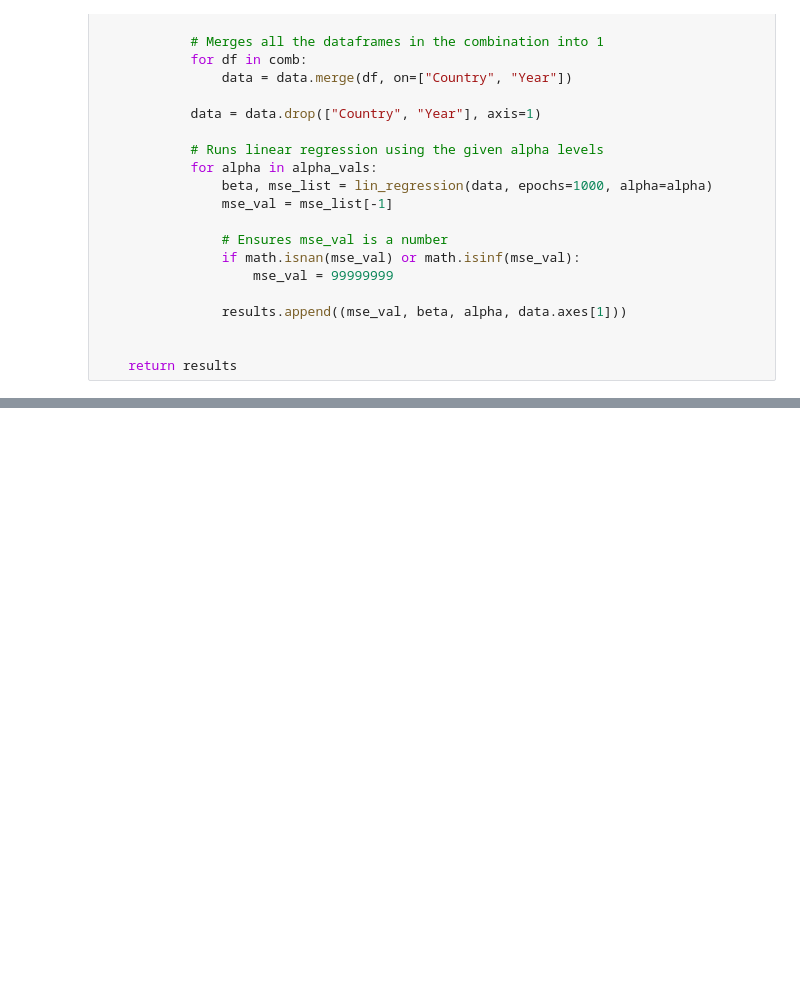
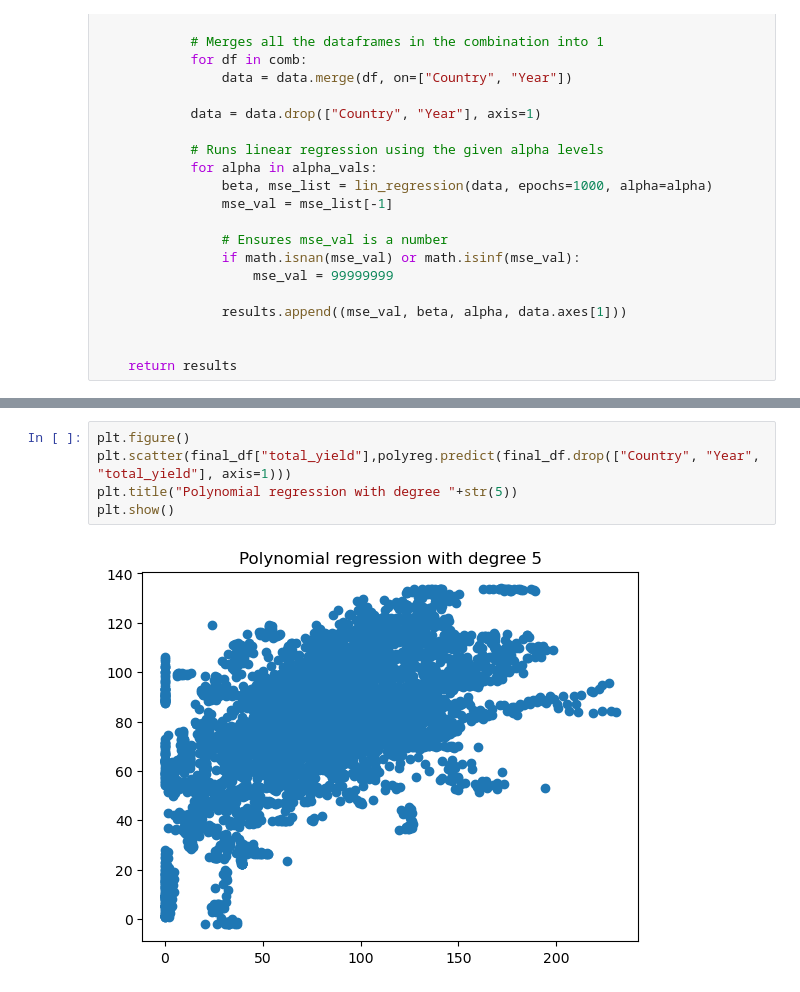
Before and after one commit to elirwater/ds4400-final-project, a Jupyter notebook: regression_model.ipynb, the cells around one changed output, grey strips where cells are left out. Cells and saved outputs as stored; diff of their text form; blank space fills up the shorter version.

```diff
--- a/regression_model.ipynb
+++ b/regression_model.ipynb
@@ -198,0 +210,7 @@ plt.show()
+# %%
+plt.figure()
+plt.scatter(final_df["total_yield"],polyreg.predict(final_df.drop(["Country", "Year", "total_yield"], axis=1)))
+plt.title("Polynomial regression with degree "+str(5))
+plt.show()
+# %% [output]
+[figure, added]
```
Also changed, not shown: parts of 10 cells of this notebook, 1 other file.
